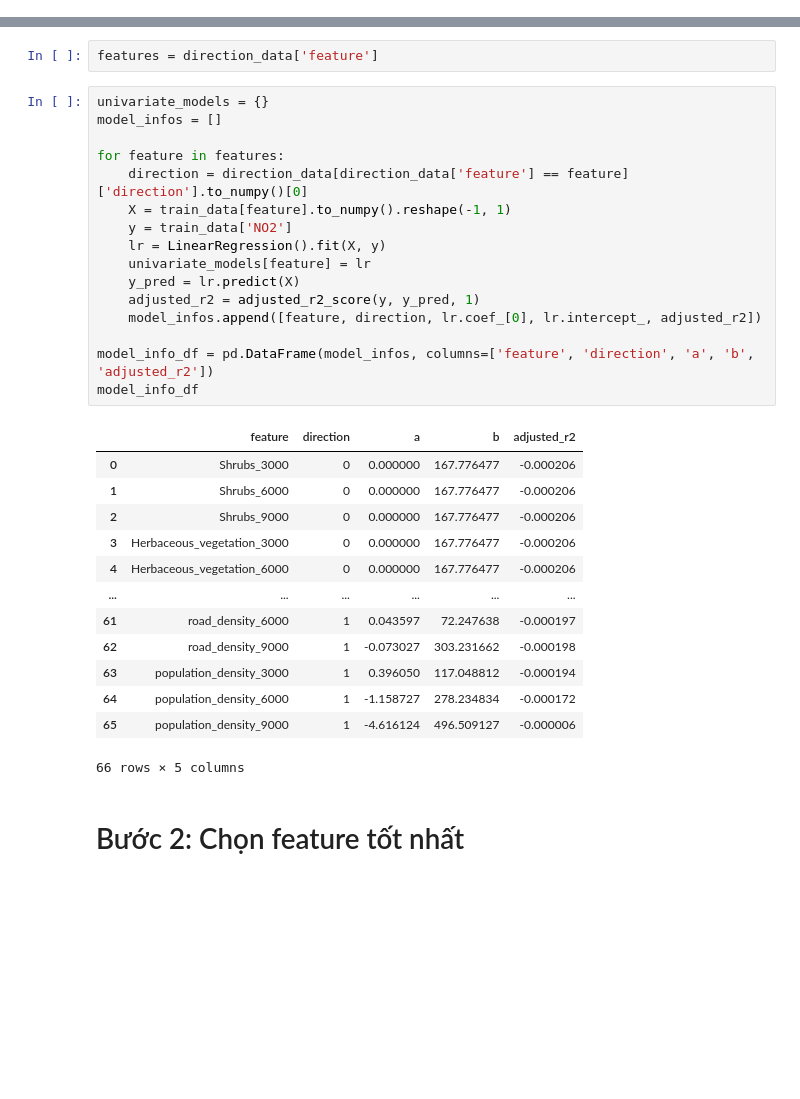
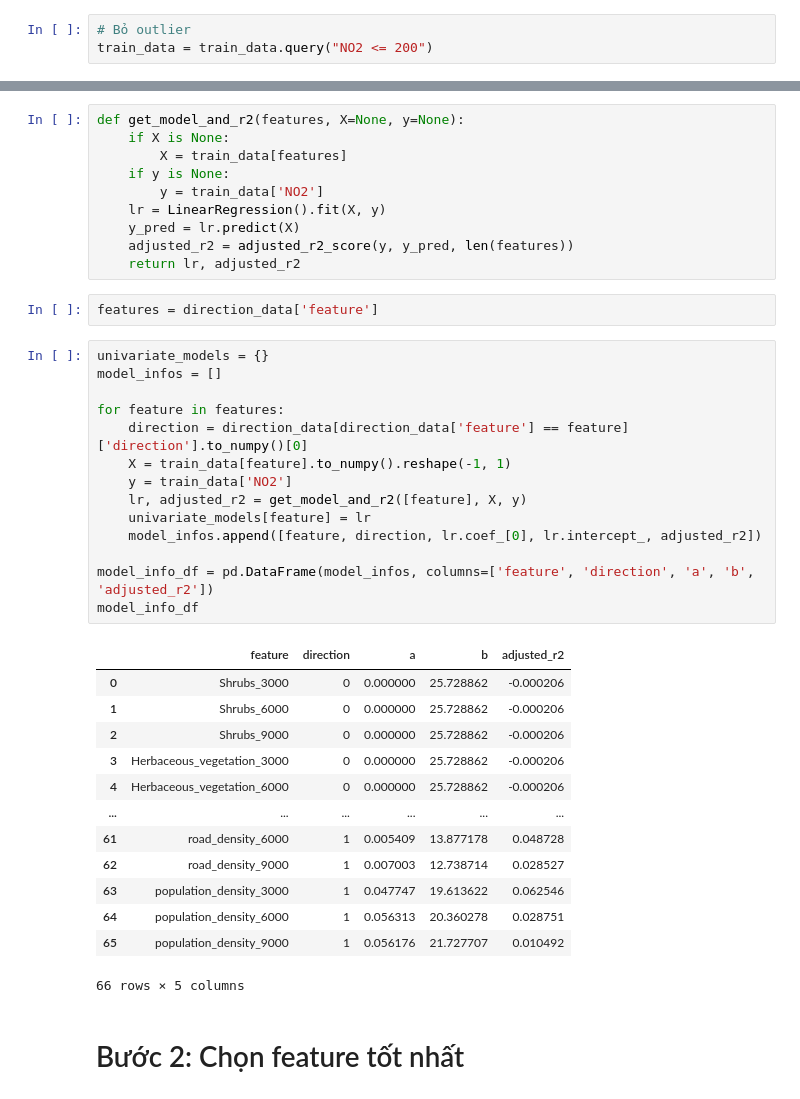
Before and after one commit to Minology/cvdhd-escape, a Jupyter notebook: land_use_regression.ipynb, the cells around one changed output, grey strips where cells are left out. Cells and saved outputs as stored; diff of their text form; blank space fills up the shorter version.

Commit message:
Remove outliers

```diff
--- a/land_use_regression.ipynb
+++ b/land_use_regression.ipynb
@@ -78,36 +94,47 @@ train_data
+# %%
+# Bỏ outlier
+train_data = train_data.query("NO2 <= 200")
 # %% [markdown]
 # Bước 1: Tạo các mô hình univariate
+# %%
+def get_model_and_r2(features, X=None, y=None):
+    if X is None:
+        X = train_data[features]
+    if y is None:
+        y = train_data['NO2']
+    lr = LinearRegression().fit(X, y)
+    y_pred = lr.predict(X)
+    adjusted_r2 = adjusted_r2_score(y, y_pred, len(features))
+    return lr, adjusted_r2
 # %%
 features = direction_data['feature']
 # %%
 univariate_models = {}
 model_infos = []
 
 for feature in features:
     direction = direction_data[direction_data['feature'] == feature]['direction'].to_numpy()[0]
     X = train_data[feature].to_numpy().reshape(-1, 1)
     y = train_data['NO2']
-    lr = LinearRegression().fit(X, y)
+    lr, adjusted_r2 = get_model_and_r2([feature], X, y)
     univariate_models[feature] = lr
-    y_pred = lr.predict(X)
-    adjusted_r2 = adjusted_r2_score(y, y_pred, 1)
     model_infos.append([feature, direction, lr.coef_[0], lr.intercept_, adjusted_r2])
 
 model_info_df = pd.DataFrame(model_infos, columns=['feature', 'direction', 'a', 'b', 'adjusted_r2'])
 model_info_df
 # %% [output]
 |  | feature | direction | a | b | adjusted_r2 |
-| 0 | Shrubs_3000 | 0 | 0.000000 | 167.776477 | -0.000206 |
-| 1 | Shrubs_6000 | 0 | 0.000000 | 167.776477 | -0.000206 |
-| 2 | Shrubs_9000 | 0 | 0.000000 | 167.776477 | -0.000206 |
-| 3 | Herbaceous_vegetation_3000 | 0 | 0.000000 | 167.776477 | -0.000206 |
-| 4 | Herbaceous_vegetation_6000 | 0 | 0.000000 | 167.776477 | -0.000206 |
+| 0 | Shrubs_3000 | 0 | 0.000000 | 25.728862 | -0.000206 |
+| 1 | Shrubs_6000 | 0 | 0.000000 | 25.728862 | -0.000206 |
+| 2 | Shrubs_9000 | 0 | 0.000000 | 25.728862 | -0.000206 |
+| 3 | Herbaceous_vegetation_3000 | 0 | 0.000000 | 25.728862 | -0.000206 |
+| 4 | Herbaceous_vegetation_6000 | 0 | 0.000000 | 25.728862 | -0.000206 |
 | ... | ... | ... | ... | ... | ... |
-| 61 | road_density_6000 | 1 | 0.043597 | 72.247638 | -0.000197 |
-| 62 | road_density_9000 | 1 | -0.073027 | 303.231662 | -0.000198 |
-| 63 | population_density_3000 | 1 | 0.396050 | 117.048812 | -0.000194 |
-| 64 | population_density_6000 | 1 | -1.158727 | 278.234834 | -0.000172 |
-| 65 | population_density_9000 | 1 | -4.616124 | 496.509127 | -0.000006 |
+| 61 | road_density_6000 | 1 | 0.005409 | 13.877178 | 0.048728 |
+| 62 | road_density_9000 | 1 | 0.007003 | 12.738714 | 0.028527 |
+| 63 | population_density_3000 | 1 | 0.047747 | 19.613622 | 0.062546 |
+| 64 | population_density_6000 | 1 | 0.056313 | 20.360278 | 0.028751 |
+| 65 | population_density_9000 | 1 | 0.056176 | 21.727707 | 0.010492 |
 66 rows × 5 columns
 # %% [markdown]
 # Bước 2: Chọn feature tốt nhất
```
Also changed, not shown: parts of 18 cells of this notebook.
